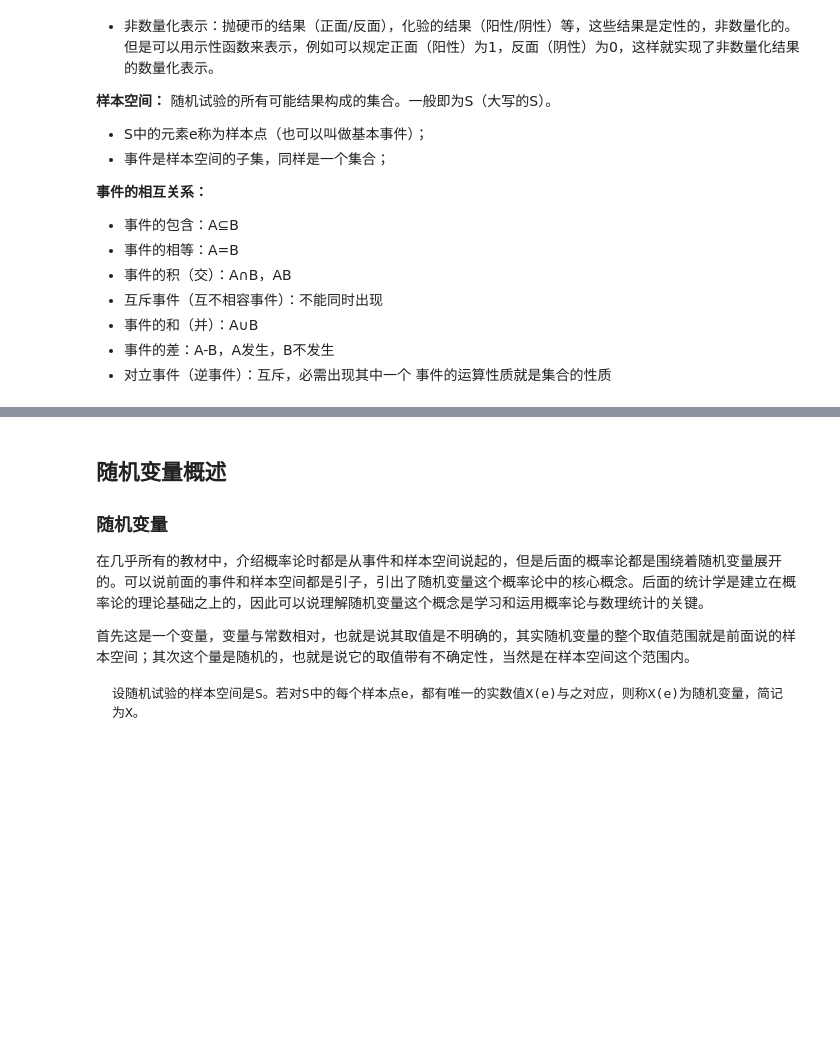
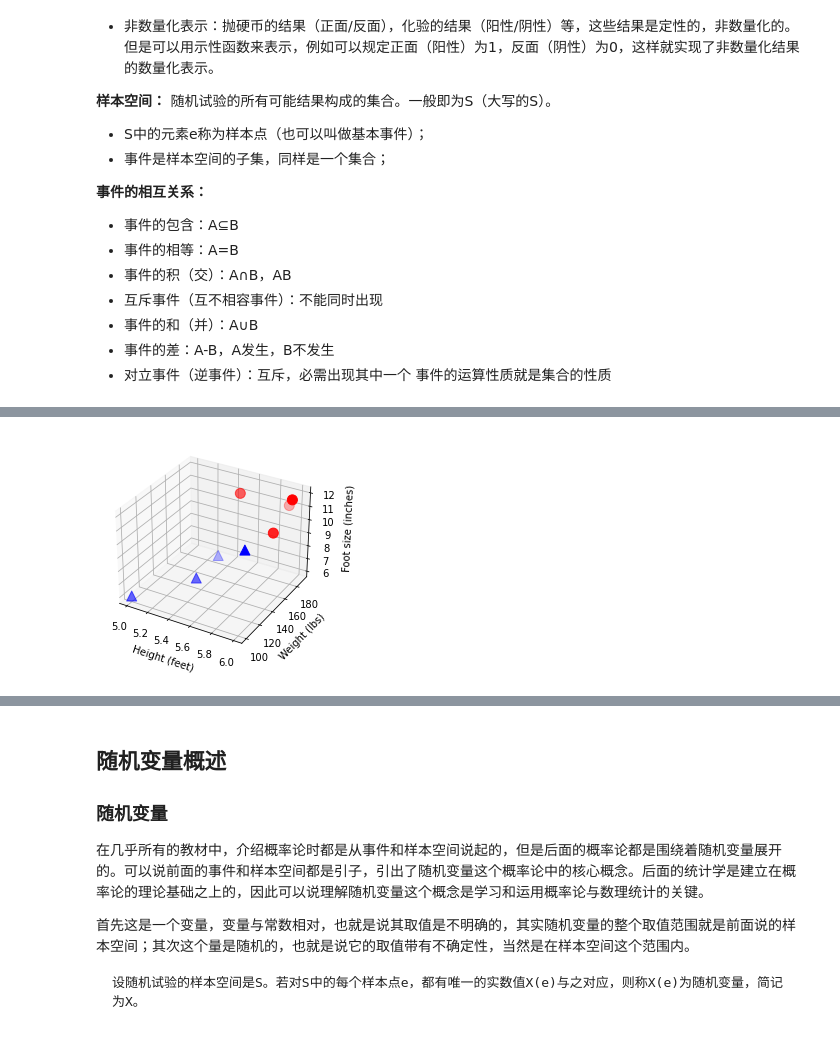
Before and after one commit to samuelzq/python_math, a Jupyter notebook: ch10/chp10.ipynb, the cells around one changed output, grey strips where cells are left out. Drawn from its saved outputs; the diff is of its cells as text; code cells hidden in the pictures; blank space fills up the shorter version.

```diff
--- a/ch10/chp10.ipynb
+++ b/ch10/chp10.ipynb
@@ -109,0 +237,27 @@ P(A|B) = 1/3,
+# %%
+#!/usr/bin/python3
+import numpy
+from mpl_toolkits.mplot3d import Axes3D
+import matplotlib.pyplot as plt
+
+fig = plt.figure()
+ax = fig.add_subplot(111, projection='3d')
+
+# 身高、体重、脚尺寸数据
+x = numpy.array([6, 5.92, 5.58, 5.92, 5, 5.5, 5.42, 5.75])
+y = numpy.array([180, 190, 170, 165, 100, 150, 130, 150])
+z = numpy.array([12, 11, 12, 10, 6, 8, 7, 9])
+
+# 男性用红色园圈表示
+ax.scatter(x[:4], y[:4], z[:4], c='r', marker='o', s=100)
+# 女性用蓝色三角表示
+ax.scatter(x[4:], y[4:], z[4:], c='b', marker='^', s=100)
+
+ax.set_xlabel('Height (feet)')
+ax.set_ylabel('Weight (lbs)')
+ax.set_zlabel('Foot size (inches)')
+
+# 显示散点图
+plt.show()
+# %% [output]
+[figure, added]
```
Also changed, not shown: parts of 20 cells of this notebook.
